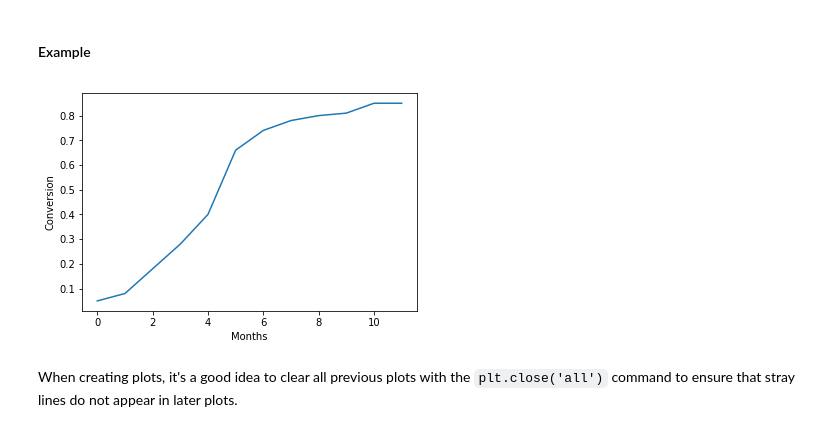
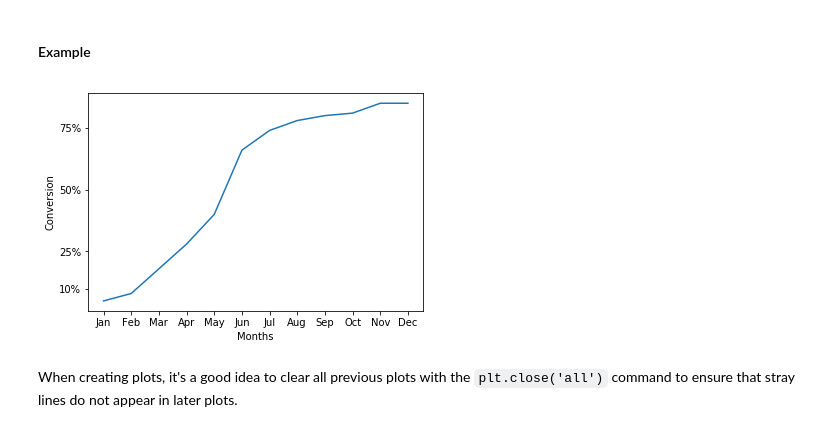
Before and after one commit to TheBoyMoe/DataScience-Repo, a Jupyter notebook: CodeAcademy-Data-Science/06-data-visualisation/01-Matplotlib/01-matplotlib-basics.ipynb, the cells around one changed output. Drawn from its saved outputs; the diff is of its cells as text; code cells hidden in the pictures.

Commit message:
review of matplotlib and scatter, line and histogram plots

```diff
--- a/CodeAcademy-Data-Science/06-data-visualisation/01-Matplotlib/01-matplotlib-basics.ipynb
+++ b/CodeAcademy-Data-Science/06-data-visualisation/01-Matplotlib/01-matplotlib-basics.ipynb
@@ -328,23 +331,27 @@ plt.show()
 # %% [markdown]
 #### Example
 # %%
+import matplotlib.pyplot as plt
+
+ax = plt.subplot()
+
 month_names = ["Jan", "Feb", "Mar", "Apr", "May", "Jun", "Jul", "Aug", "Sep","Oct", "Nov", "Dec"]
 
 months = range(12)
 conversion = [0.05, 0.08, 0.18, 0.28, 0.4, 0.66, 0.74, 0.78, 0.8, 0.81, 0.85, 0.85]
 
 plt.xlabel("Months")
 plt.ylabel("Conversion")
 
 plt.plot(months, conversion)
 
 # Your work here - ax has been defined in the previous exaple
 ax.set_xticks(months) # set x-ticks to months list
 ax.set_xticklabels(month_names) # set x-labels to months names
 ax.set_yticks([0.10, 0.25, 0.5, 0.75])
 ax.set_yticklabels(['10%', '25%', '50%', '75%'])
 plt.show()
 # %% [output]
-[figure, old version]
+[figure, new version]
 # %% [markdown]
 When creating plots, it's a good idea to clear all previous plots with the `plt.close('all')` command to ensure that stray lines do not appear in later plots.
```
Also changed, not shown: parts of 4 cells of this notebook, 4 other files.
